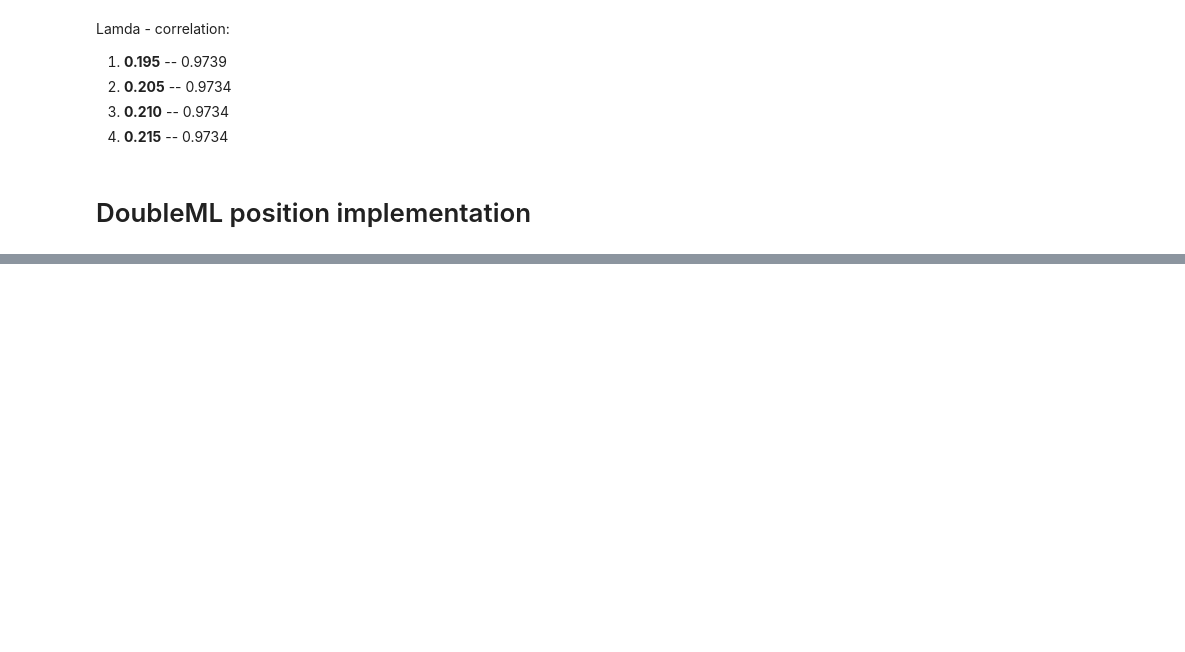
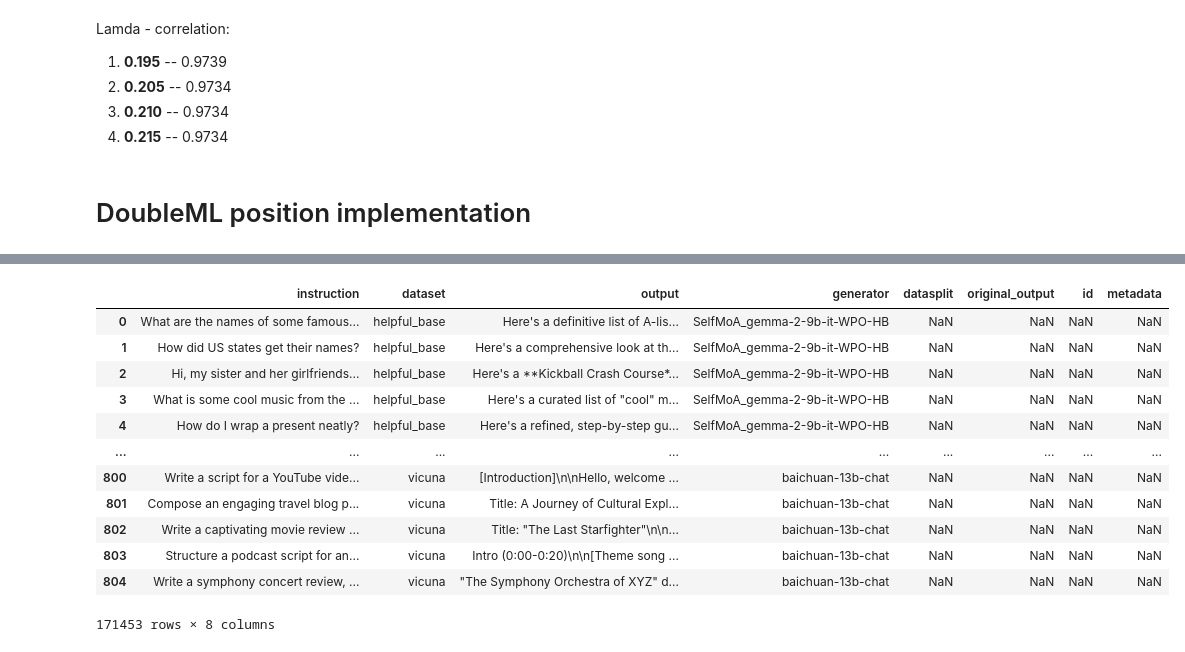
Before and after one commit to Thesis-LLM-as-a-judge-AUAS/alpaca_eval, a Jupyter notebook: notebooks/length_position_controlled.ipynb, the cells around one changed output, grey strips where cells are left out. Cells and saved outputs as stored; diff of their text form; code cells hidden in the pictures; blank space fills up the shorter version.

```diff
--- a/notebooks/length_position_controlled.ipynb
+++ b/notebooks/length_position_controlled.ipynb
@@ -452,6 +455,35 @@ final_gamed_df
 final_gamed_df.to_csv('./df_gamed.csv', index=False)
 # %% [markdown]
 # Additional library
+# %%
+# Sync the models based on existence of annotation and equality between generator and name of the model
+def get_all_res(src_lb: str):
+    models = pd.read_csv(src_lb, index_col=0).index.to_list()
+    model_outputs_list: list[str] = []
+
+    for name in models:
+        model_outputs_path = Path(f"results/{name}/model_outputs.json")
+        annotations_path = model_outputs_path.parent / "weighted_alpaca_eval_gpt4_turbo" / "annotations.json"
+
+        if not annotations_path.exists():
+            logging.warning(f"Skip {name}: missing {annotations_path}")
+            continue
+
+        try:
+            gen = pd.read_json(model_outputs_path)["generator"].iloc[0]
+        except Exception:
+            logging.warning(msg=f"Skip {name}: unreadable {model_outputs_path}")
+            continue
+
+        if gen != name:
+            logging.warning(msg=f"Skip {name}: generator mismatch ({gen} != {name})")
+            continue
+
+        model_outputs_list.append(str(model_outputs_path))
+
+    logging.info(f"Gathered {len(model_outputs_list)} of {len(models)} models")
+
+    return model_outputs_list
 # %%
 def evaluate_model_list(
         src_lb: str,
@@ -1014,3 +1024,6 @@ Lamda - correlation:
 4. **0.215** -- 0.9734
 # %% [markdown]
 # DoubleML position implementation
+# %%
+model_output_list = get_all_res(LC_SRC_LB)
+len(model_output_list)
@@ -1016,0 +1043,18 @@ Lamda - correlation:
+# %%
+all_model_outputs = pd.concat([pd.read_json(output_path) for output_path in model_output_list])
+
+all_model_outputs
+# %% [output]
+|  | instruction | dataset | output | generator | datasplit | original_output | id | metadata |
+| 0 | What are the names of some famous... | helpful_base | Here's a definitive list of A-lis... | SelfMoA_gemma-2-9b-it-WPO-HB | NaN | NaN | NaN | NaN |
+| 1 | How did US states get their names? | helpful_base | Here's a comprehensive look at th... | SelfMoA_gemma-2-9b-it-WPO-HB | NaN | NaN | NaN | NaN |
+| 2 | Hi, my sister and her girlfriends... | helpful_base | Here's a **Kickball Crash Course*... | SelfMoA_gemma-2-9b-it-WPO-HB | NaN | NaN | NaN | NaN |
+| 3 | What is some cool music from the ... | helpful_base | Here's a curated list of "cool" m... | SelfMoA_gemma-2-9b-it-WPO-HB | NaN | NaN | NaN | NaN |
+| 4 | How do I wrap a present neatly? | helpful_base | Here's a refined, step-by-step gu... | SelfMoA_gemma-2-9b-it-WPO-HB | NaN | NaN | NaN | NaN |
+| ... | ... | ... | ... | ... | ... | ... | ... | ... |
+| 800 | Write a script for a YouTube vide... | vicuna | [Introduction]\n\nHello, welcome ... | baichuan-13b-chat | NaN | NaN | NaN | NaN |
+| 801 | Compose an engaging travel blog p... | vicuna | Title: A Journey of Cultural Expl... | baichuan-13b-chat | NaN | NaN | NaN | NaN |
+| 802 | Write a captivating movie review ... | vicuna | Title: "The Last Starfighter"\n\n... | baichuan-13b-chat | NaN | NaN | NaN | NaN |
+| 803 | Structure a podcast script for an... | vicuna | Intro (0:00-0:20)\n\n[Theme song ... | baichuan-13b-chat | NaN | NaN | NaN | NaN |
+| 804 | Write a symphony concert review, ... | vicuna | "The Symphony Orchestra of XYZ" d... | baichuan-13b-chat | NaN | NaN | NaN | NaN |
+171453 rows × 8 columns
```
Also changed, not shown: parts of 12 cells of this notebook, 1 other file.
